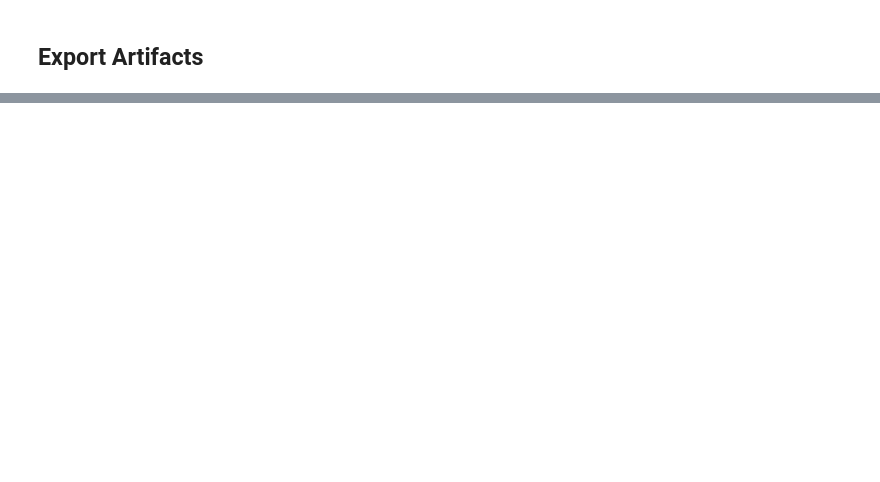
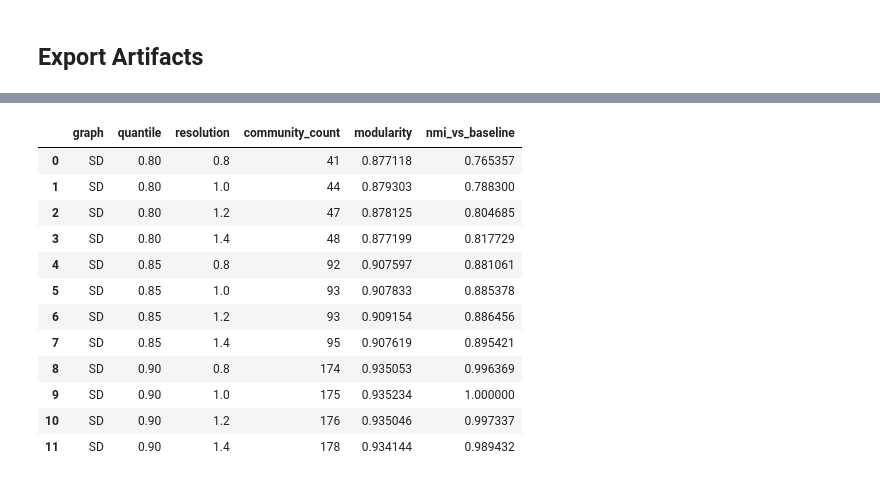
Before and after one commit to odinsseo/hsl-bikes, a Jupyter notebook: notebooks/network_analysis_city_bikes.ipynb, the cells around one changed output, grey strips where cells are left out. Drawn from its saved outputs; the diff is of its cells as text; code cells hidden in the pictures; blank space fills up the shorter version.

```diff
--- a/notebooks/network_analysis_city_bikes.ipynb
+++ b/notebooks/network_analysis_city_bikes.ipynb
@@ -1326,0 +1532,78 @@ Use these prompts while writing findings:
+# %%
+SENS_QUANTILES = [0.80, 0.85, 0.90, 0.95]
+SENS_RESOLUTIONS = [0.8, 1.0, 1.2, 1.4]
+
+sensitivity_rows = []
+baseline_partition = {}
+
+for graph_name, matrix in matrices.items():
+    # Baseline partition for graph-specific NMI comparisons
+    base_backbone = build_backbone_matrix(matrix, quantile=0.90)
+    base_graph = matrix_to_graph(base_backbone, station_names, GRAPH_SPECS[graph_name]['directed'])
+    base_ug = base_graph.to_undirected() if isinstance(base_graph, nx.DiGraph) else base_graph
+    base_comms = nx.community.louvain_communities(base_ug, weight='weight', seed=RANDOM_STATE, resolution=1.0)
+    base_map = {}
+    for cid, nodes in enumerate(base_comms):
+        for node in nodes:
+            base_map[node] = cid
+    for node in station_names:
+        base_map.setdefault(node, -1)
+    baseline_partition[graph_name] = base_map
+
+    for q in SENS_QUANTILES:
+        backbone = build_backbone_matrix(matrix, quantile=q)
+        graph_q = matrix_to_graph(backbone, station_names, GRAPH_SPECS[graph_name]['directed'])
+        ug_q = graph_q.to_undirected() if isinstance(graph_q, nx.DiGraph) else graph_q
+
+        if ug_q.number_of_nodes() == 0 or ug_q.number_of_edges() == 0:
+            for r in SENS_RESOLUTIONS:
+                sensitivity_rows.append({
+                    'graph': graph_name,
+                    'quantile': q,
+                    'resolution': r,
+                    'community_count': 0,
+                    'modularity': np.nan,
+                    'nmi_vs_baseline': np.nan,
+                })
+            continue
+
+        for r in SENS_RESOLUTIONS:
+            comms = nx.community.louvain_communities(ug_q, weight='weight', seed=RANDOM_STATE, resolution=r)
+            modularity = nx.community.modularity(ug_q, comms, weight='weight')
+
+            cmap = {}
+            for cid, nodes in enumerate(comms):
+                for node in nodes:
+                    cmap[node] = cid
+            for node in station_names:
+                cmap.setdefault(node, -1)
+
+            labels_cur = [cmap[node] for node in station_names]
+            labels_base = [baseline_partition[graph_name][node] for node in station_names]
+            nmi = normalized_mutual_info_score(labels_base, labels_cur)
+
+            sensitivity_rows.append({
+                'graph': graph_name,
+                'quantile': q,
+                'resolution': r,
+                'community_count': int(len(comms)),
+                'modularity': float(modularity),
+                'nmi_vs_baseline': float(nmi),
+            })
+
+sensitivity_df = pd.DataFrame(sensitivity_rows)
+display(sensitivity_df.head(12))
+# %% [output]
+|  | graph | quantile | resolution | community_count | modularity | nmi_vs_baseline |
+| 0 | SD | 0.80 | 0.8 | 41 | 0.877118 | 0.765357 |
+| 1 | SD | 0.80 | 1.0 | 44 | 0.879303 | 0.788300 |
+| 2 | SD | 0.80 | 1.2 | 47 | 0.878125 | 0.804685 |
+| 3 | SD | 0.80 | 1.4 | 48 | 0.877199 | 0.817729 |
+| 4 | SD | 0.85 | 0.8 | 92 | 0.907597 | 0.881061 |
+| 5 | SD | 0.85 | 1.0 | 93 | 0.907833 | 0.885378 |
+| 6 | SD | 0.85 | 1.2 | 93 | 0.909154 | 0.886456 |
+| 7 | SD | 0.85 | 1.4 | 95 | 0.907619 | 0.895421 |
+| 8 | SD | 0.90 | 0.8 | 174 | 0.935053 | 0.996369 |
+| 9 | SD | 0.90 | 1.0 | 175 | 0.935234 | 1.000000 |
+| 10 | SD | 0.90 | 1.2 | 176 | 0.935046 | 0.997337 |
+| 11 | SD | 0.90 | 1.4 | 178 | 0.934144 | 0.989432 |
```
Also changed, not shown: parts of 28 cells of this notebook, 39 other files.
